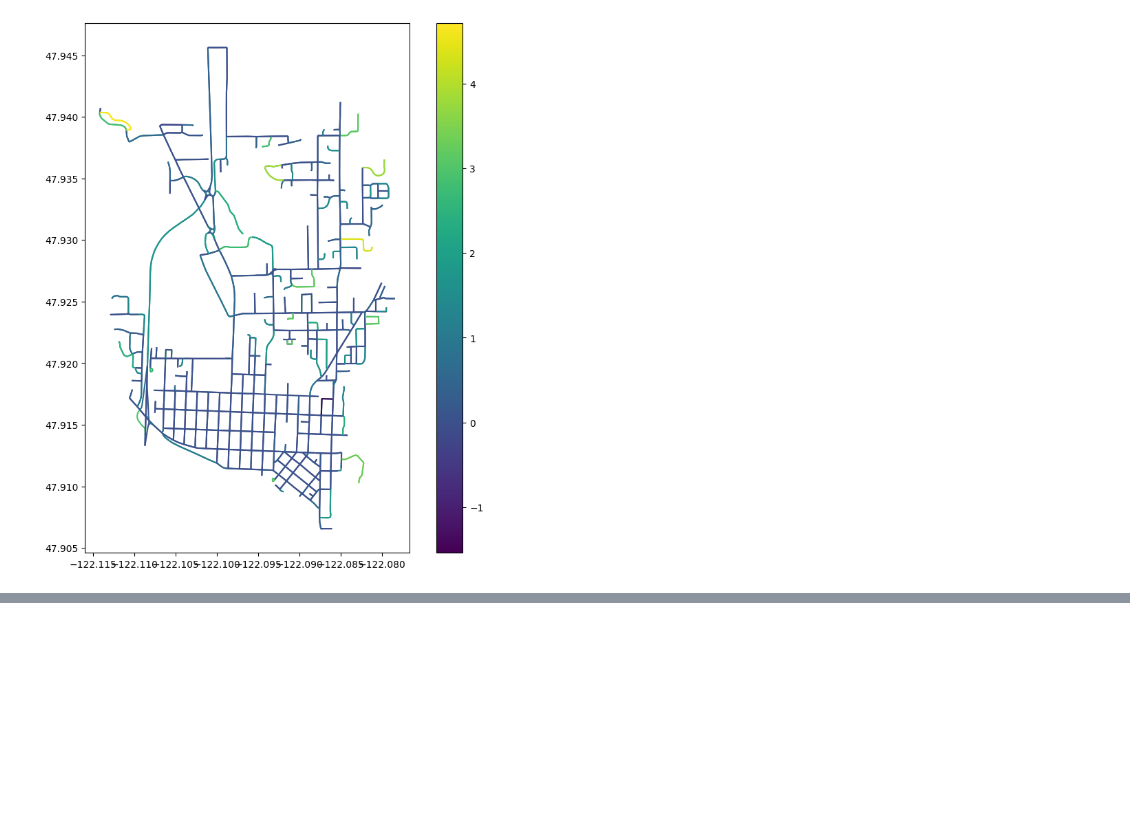
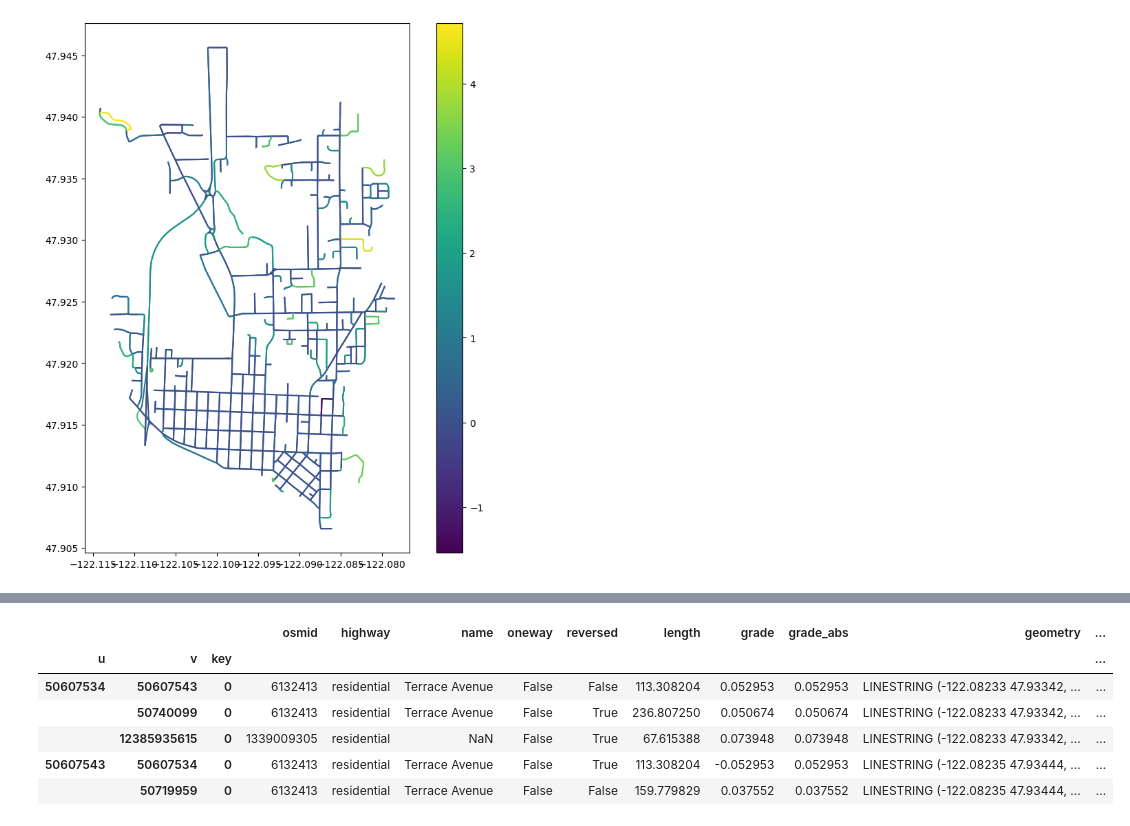
Before and after one commit to EthanMors/Motorcycle-ML-Route-Finder, a Jupyter notebook: phase1_exploration.ipynb, the cells around one changed output, grey strips where cells are left out. Cells and saved outputs as stored; diff of their text form; code cells hidden in the pictures; blank space fills up the shorter version.

```diff
--- a/phase1_exploration.ipynb
+++ b/phase1_exploration.ipynb
@@ -157,0 +179,10 @@ gdf_edges.plot(column='curvature', figsize=(10, 10), legend=True)
+# %%
+gdf_edges.head()
+# %% [output]
+|  |  |  | osmid | highway | name | oneway | reversed | length | grade | grade_abs | geometry | ... |
+| u | v | key |  |  |  |  |  |  |  |  |  | ... |
+| 50607534 | 50607543 | 0 | 6132413 | residential | Terrace Avenue | False | False | 113.308204 | 0.052953 | 0.052953 | LINESTRING (-122.08233 47.93342, ... | ... |
+|  | 50740099 | 0 | 6132413 | residential | Terrace Avenue | False | True | 236.807250 | 0.050674 | 0.050674 | LINESTRING (-122.08233 47.93342, ... | ... |
+|  | 12385935615 | 0 | 1339009305 | residential | NaN | False | True | 67.615388 | 0.073948 | 0.073948 | LINESTRING (-122.08233 47.93342, ... | ... |
+| 50607543 | 50607534 | 0 | 6132413 | residential | Terrace Avenue | False | True | 113.308204 | -0.052953 | 0.052953 | LINESTRING (-122.08235 47.93444, ... | ... |
+|  | 50719959 | 0 | 6132413 | residential | Terrace Avenue | False | False | 159.779829 | 0.037552 | 0.037552 | LINESTRING (-122.08235 47.93444, ... | ... |
```
Also changed, not shown: parts of 3 cells of this notebook, 5 other files.
